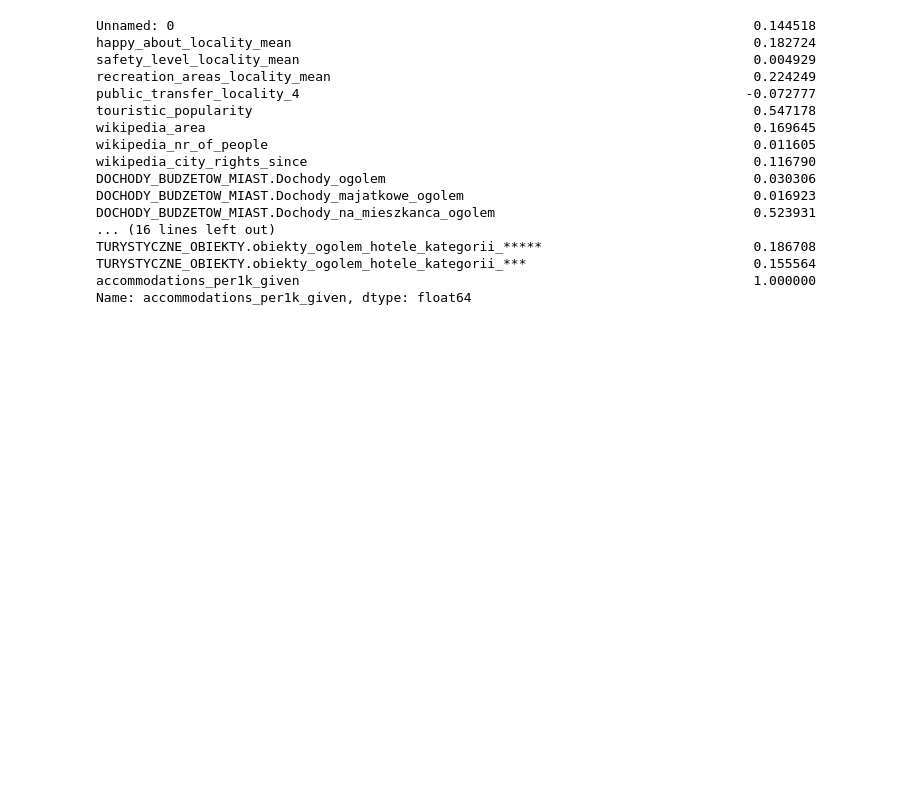
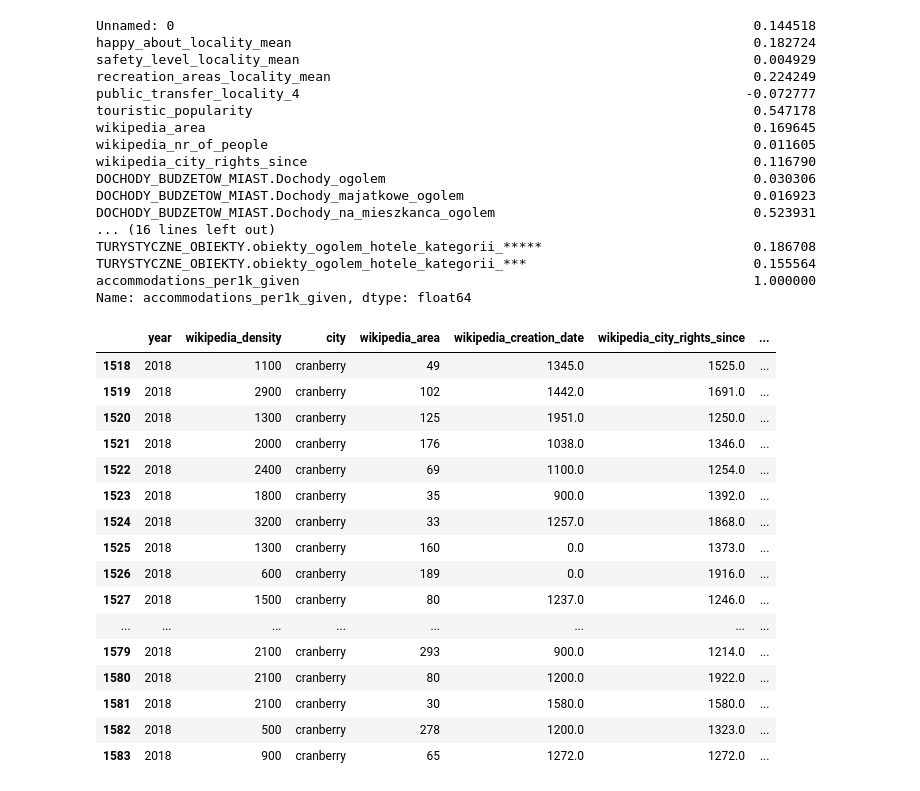
Before and after one commit to KonradJadwizyc/Hackathon-16.11.2019, a Jupyter notebook: codes/Python/hackathon.ipynb, the cells around one changed output. Cells and saved outputs as stored; diff of their text form; code cells hidden in the pictures; blank space fills up the shorter version.

```diff
--- a/codes/Python/hackathon.ipynb
+++ b/codes/Python/hackathon.ipynb
@@ -419,3 +435,23 @@ TURYSTYCZNE_OBIEKTY.obiekty_ogolem_hotele_kategorii_*****
 TURYSTYCZNE_OBIEKTY.obiekty_ogolem_hotele_kategorii_***                             0.155564
 accommodations_per1k_given                                                          1.000000
 Name: accommodations_per1k_given, dtype: float64
+# %%
+cities
+# %% [output]
+|  | year | wikipedia_density | city | wikipedia_area | wikipedia_creation_date | wikipedia_city_rights_since | ... |
+| 1518 | 2018 | 1100 | cranberry | 49 | 1345.0 | 1525.0 | ... |
+| 1519 | 2018 | 2900 | cranberry | 102 | 1442.0 | 1691.0 | ... |
+| 1520 | 2018 | 1300 | cranberry | 125 | 1951.0 | 1250.0 | ... |
+| 1521 | 2018 | 2000 | cranberry | 176 | 1038.0 | 1346.0 | ... |
+| 1522 | 2018 | 2400 | cranberry | 69 | 1100.0 | 1254.0 | ... |
+| 1523 | 2018 | 1800 | cranberry | 35 | 900.0 | 1392.0 | ... |
+| 1524 | 2018 | 3200 | cranberry | 33 | 1257.0 | 1868.0 | ... |
+| 1525 | 2018 | 1300 | cranberry | 160 | 0.0 | 1373.0 | ... |
+| 1526 | 2018 | 600 | cranberry | 189 | 0.0 | 1916.0 | ... |
+| 1527 | 2018 | 1500 | cranberry | 80 | 1237.0 | 1246.0 | ... |
+| ... | ... | ... | ... | ... | ... | ... | ... |
+| 1579 | 2018 | 2100 | cranberry | 293 | 900.0 | 1214.0 | ... |
+| 1580 | 2018 | 2100 | cranberry | 80 | 1200.0 | 1922.0 | ... |
+| 1581 | 2018 | 2100 | cranberry | 30 | 1580.0 | 1580.0 | ... |
+| 1582 | 2018 | 500 | cranberry | 278 | 1200.0 | 1323.0 | ... |
+| 1583 | 2018 | 900 | cranberry | 65 | 1272.0 | 1272.0 | ... |
```
Also changed, not shown: parts of 2 cells of this notebook, 4 other files.
